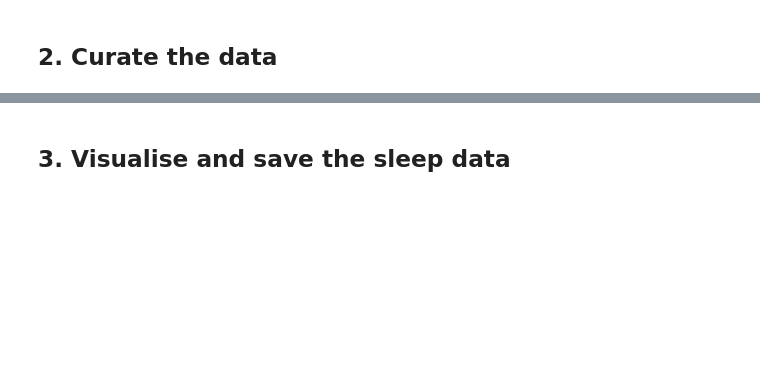
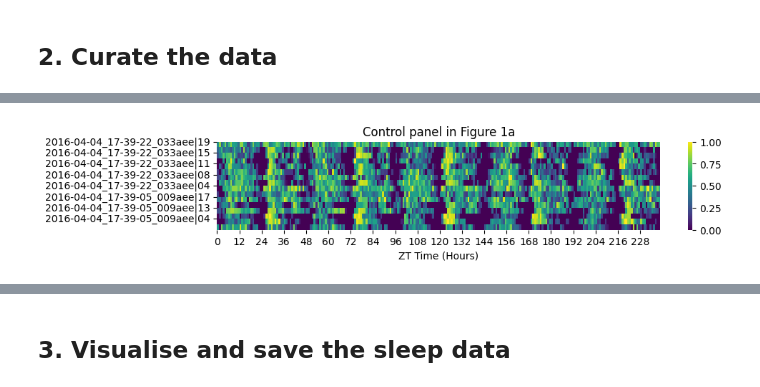
Before and after one commit to gilestrolab/ethoscopy, a Jupyter notebook: tutorial_notebook/1_Overview_tutorial.ipynb, the cells around one changed output, grey strips where cells are left out. Drawn from its saved outputs; the diff is of its cells as text; code cells hidden in the pictures; blank space fills up the shorter version.

```diff
--- a/tutorial_notebook/1_Overview_tutorial.ipynb
+++ b/tutorial_notebook/1_Overview_tutorial.ipynb
@@ -124,7 +170,10 @@ fig.show()
 # %%
 # Or those who did not
 fig = df.xmv('sleep_deprived', False).heatmap( variable = 'asleep')
+fig.axes[0].set_title("Control panel in Figure 1a")
 fig.show()
+# %% [output]
+[figure, added]
 # %%
 # everything looks mostly fine, however there is one specimen - the bottom one on the control group - that appears to be almost always asleep,
 # but has not been removed by the curate_dead_animals() method. This could be just an abnormal specimen or an issue with recording.
```
Also changed, not shown: parts of 48 cells of this notebook, 8 other files.
